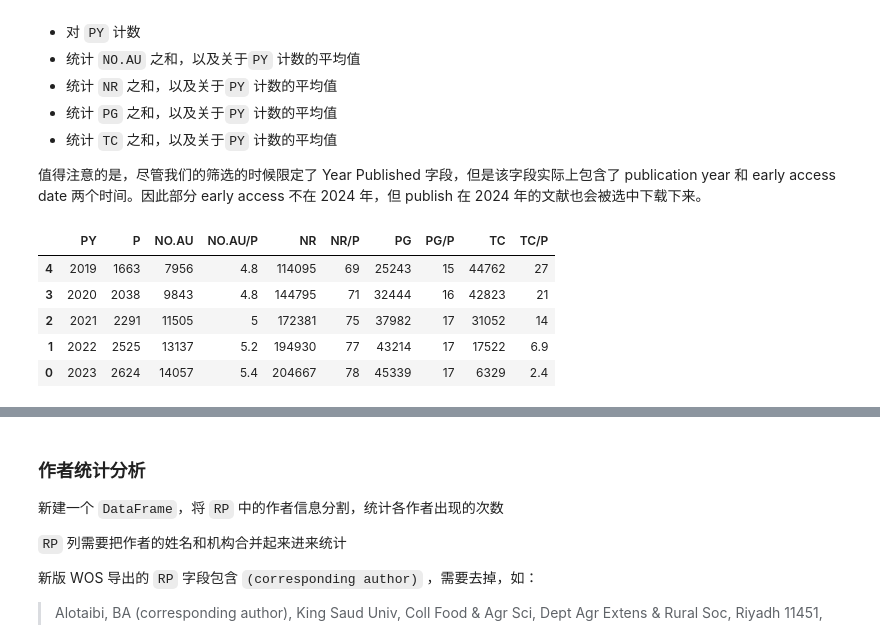
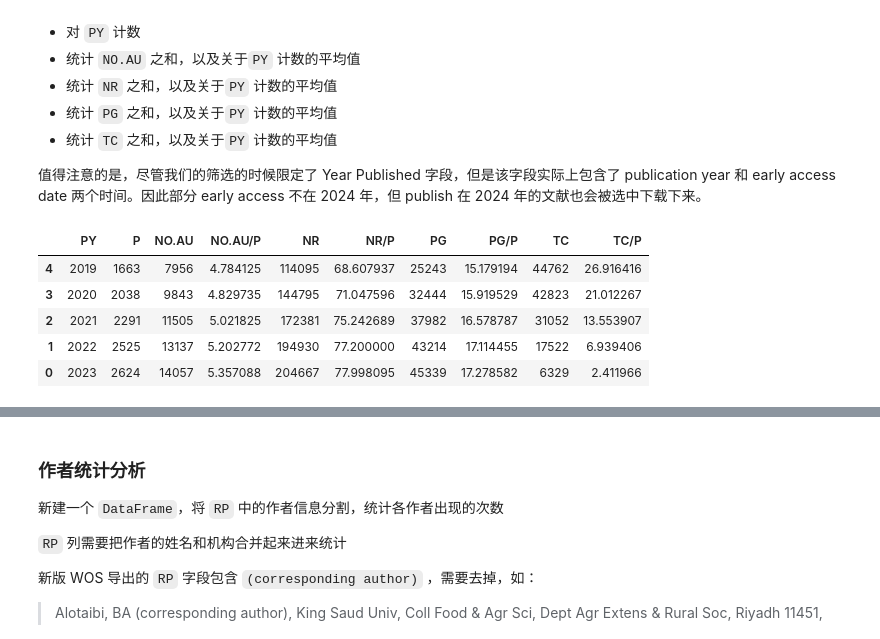
Before and after one commit to ZerolAcqua/bibliometrics, a Jupyter notebook: bibliometrics.ipynb, the cells around one changed output, grey strips where cells are left out. Cells and saved outputs as stored; diff of their text form; code cells hidden in the pictures.

```diff
--- a/bibliometrics.ipynb
+++ b/bibliometrics.ipynb
@@ -191,39 +201,35 @@ trend_df.rename(columns={'count': 'P'}, inplace=True)
 # 按 PY 列，对 NO.AU 列进行求和
 # 要先把 NO.AU 列从 no_au_df 中取出来，然后按 PY 列分组，对 NO.AU 列进行求和
 temp = pd.DataFrame()
 temp['PY'] = df['PY']
 temp['NO.AU'] = no_au_df['NO.AU']
 trend_df['NO.AU'] = temp.groupby('PY')['NO.AU'].sum().values
 # 计算 NO.AU/P 列
 trend_df['NO.AU/P'] = trend_df['NO.AU'] / trend_df['P']
-trend_df['NO.AU/P'] = trend_df['NO.AU/P'].apply(lambda x: format(x, '.2g'))
 
 # 按 PY 列，对 NR 列进行求和
 trend_df['NR'] = df.groupby('PY')['NR'].sum().values
 # 计算 NR/P 列
 trend_df['NR/P'] = trend_df['NR'] / trend_df['P']
-trend_df['NR/P'] = trend_df['NR/P'].apply(lambda x: format(x, '.2g'))
 
 # 按 PY 列，对 PG 列进行求和
 trend_df['PG'] = df.groupby('PY')['PG'].sum().values
 # 计算 PG/P 列
 trend_df['PG/P'] = trend_df['PG'] / trend_df['P']
-trend_df['PG/P'] = trend_df['PG/P'].apply(lambda x: format(x, '.2g'))
 
 # 按 PY 列，对 TC 列进行求和
 trend_df['TC'] = df.groupby('PY')['TC'].sum().values
 # 计算 TC/P 列
 trend_df['TC/P'] = trend_df['TC'] / trend_df['P']
-trend_df['TC/P'] = trend_df['TC/P'].apply(lambda x: format(x, '.2g'))
 
 # 保存为 tab 分隔的 txt 文件
 trend_df.to_csv('data/trend-data.txt', sep='\t', index=False)
 
 trend_df.head(10)
 # %% [output]
 |  | PY | P | NO.AU | NO.AU/P | NR | NR/P | PG | PG/P | TC | TC/P |
-| 4 | 2019 | 1663 | 7956 | 4.8 | 114095 | 69 | 25243 | 15 | 44762 | 27 |
-| 3 | 2020 | 2038 | 9843 | 4.8 | 144795 | 71 | 32444 | 16 | 42823 | 21 |
-| 2 | 2021 | 2291 | 11505 | 5 | 172381 | 75 | 37982 | 17 | 31052 | 14 |
-| 1 | 2022 | 2525 | 13137 | 5.2 | 194930 | 77 | 43214 | 17 | 17522 | 6.9 |
-| 0 | 2023 | 2624 | 14057 | 5.4 | 204667 | 78 | 45339 | 17 | 6329 | 2.4 |
+| 4 | 2019 | 1663 | 7956 | 4.784125 | 114095 | 68.607937 | 25243 | 15.179194 | 44762 | 26.916416 |
+| 3 | 2020 | 2038 | 9843 | 4.829735 | 144795 | 71.047596 | 32444 | 15.919529 | 42823 | 21.012267 |
+| 2 | 2021 | 2291 | 11505 | 5.021825 | 172381 | 75.242689 | 37982 | 16.578787 | 31052 | 13.553907 |
+| 1 | 2022 | 2525 | 13137 | 5.202772 | 194930 | 77.200000 | 43214 | 17.114455 | 17522 | 6.939406 |
+| 0 | 2023 | 2624 | 14057 | 5.357088 | 204667 | 77.998095 | 45339 | 17.278582 | 6329 | 2.411966 |
```
Also changed, not shown: parts of 15 cells of this notebook, 1 other file.
